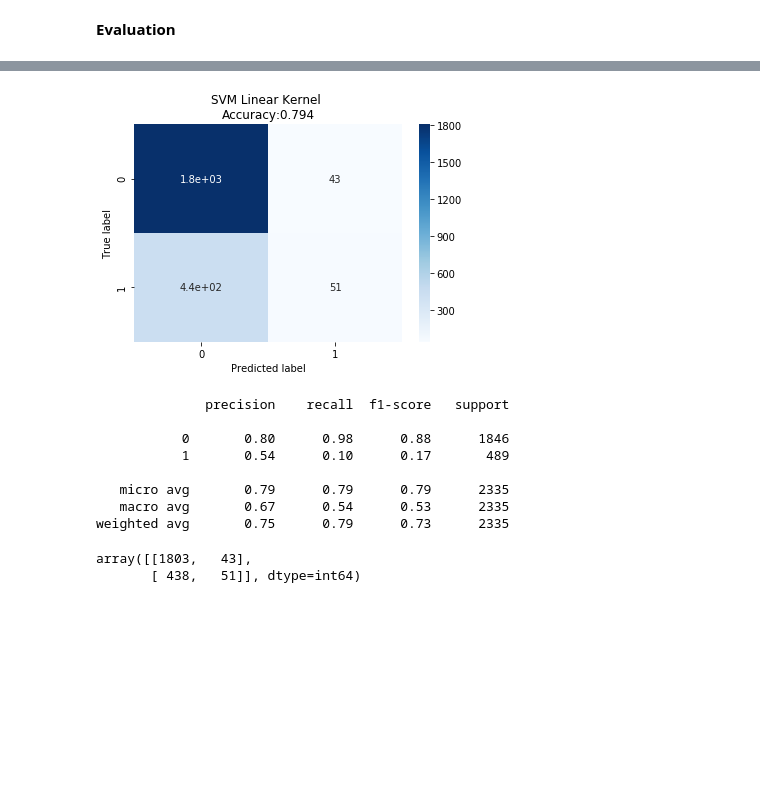
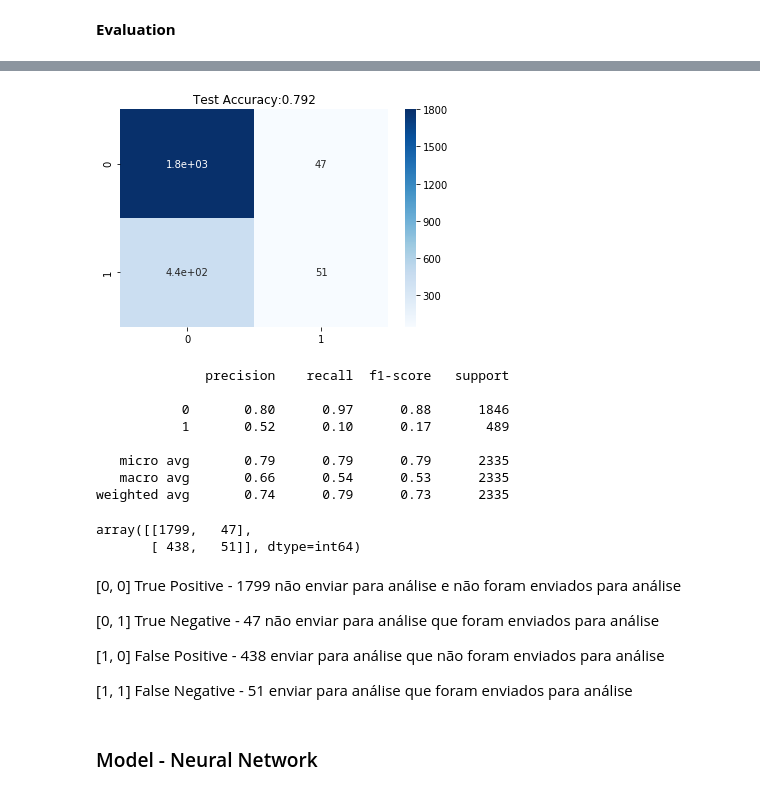
Before and after one commit to juniormp/secured-loan, a Jupyter notebook: model.ipynb, the cells around one changed output, grey strips where cells are left out. Saved outputs shown, nothing was run; the diff lists cells and outputs as text; code cells hidden in the pictures; blank space fills up the shorter version.

Commit message:
changes on model and data wrangling

```diff
--- a/model.ipynb
+++ b/model.ipynb
@@ -95,26 +83,34 @@ log_loss(y_test, yhat_probability)
 # %%
 con_matrix = confusion_matrix(y_test, yhat)
 
 sns.heatmap(con_matrix,
             annot=True,
             cmap="Blues")
-plt.title('SVM Linear Kernel \nAccuracy:{0:.3f}'.format(accuracy_score(y_test, yhat)))
-plt.ylabel('True label')
-plt.xlabel('Predicted label')
+plt.title('Test Accuracy:{0:.3f}'.format(accuracy_score(y_test, yhat)))
 plt.show()
 
 print (classification_report(y_test, yhat))
 
 con_matrix
 # %% [output]
-[figure, old version]
+[figure, new version]
               precision    recall  f1-score   support
 
-           0       0.80      0.98      0.88      1846
-           1       0.54      0.10      0.17       489
+           0       0.80      0.97      0.88      1846
+           1       0.52      0.10      0.17       489
 
    micro avg       0.79      0.79      0.79      2335
-   macro avg       0.67      0.54      0.53      2335
-weighted avg       0.75      0.79      0.73      2335
+   macro avg       0.66      0.54      0.53      2335
+weighted avg       0.74      0.79      0.73      2335
-array([[1803,   43],
+array([[1799,   47],
        [ 438,   51]], dtype=int64)
+# %% [markdown]
+[0, 0] True Positive - 1799 não enviar para análise e não foram enviados para análise
+
+[0, 1] True Negative - 47 não enviar para análise que foram enviados para análise
+
+[1, 0] False Positive - 438 enviar para análise que não foram enviados para análise
+
+[1, 1] False Negative - 51 enviar para análise que foram enviados para análise
+# %% [markdown]
+### Model - Neural Network
```
Also changed, not shown: parts of 4 cells of this notebook, 2 other files.
